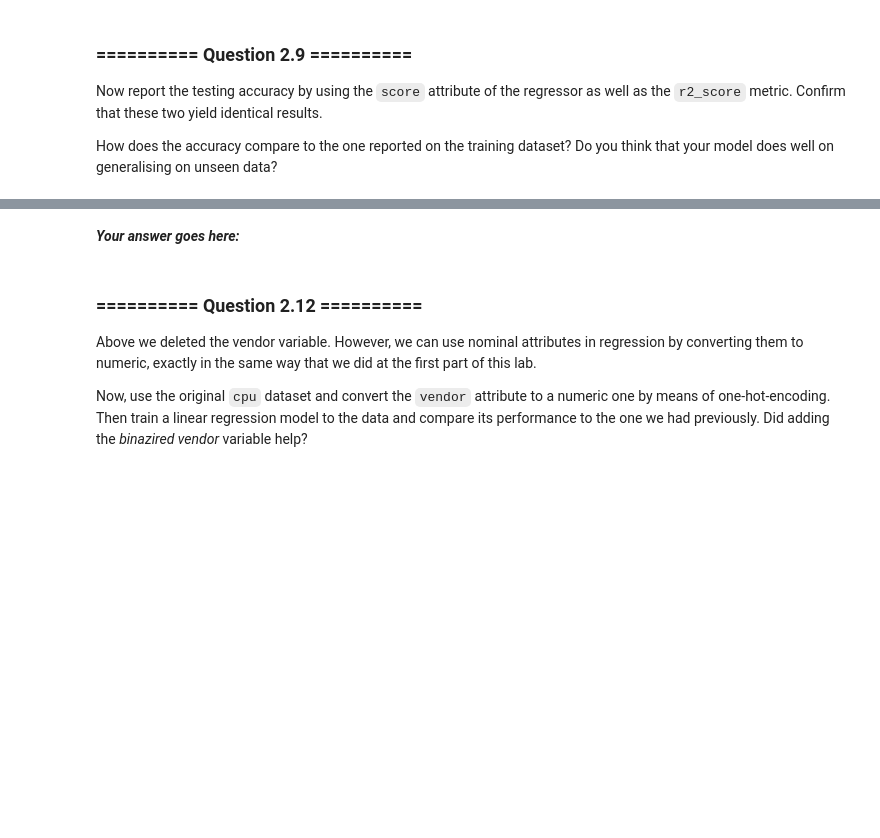
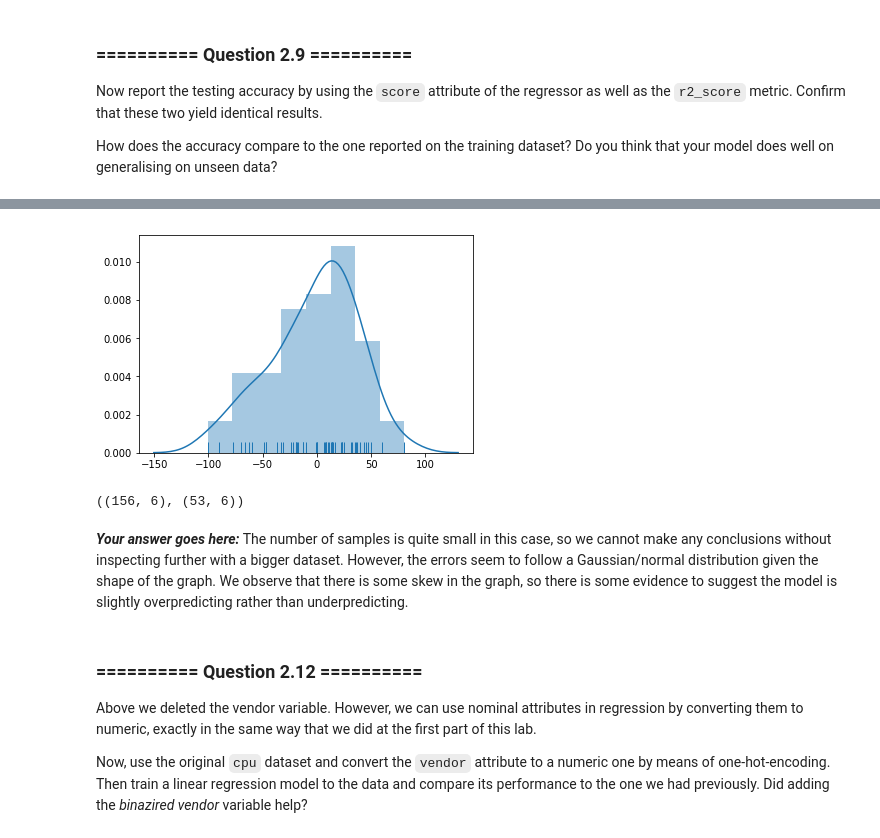
Before and after one commit to celinadong/iaml-labs, a Jupyter notebook: Labs/02 - Decision Trees and Linear Regression.ipynb, the cells around one changed output, grey strips where cells are left out. Cells and saved outputs as stored; diff of their text form; code cells hidden in the pictures; blank space fills up the shorter version.

```diff
--- a/Labs/02 - Decision Trees and Linear Regression.ipynb
+++ b/Labs/02 - Decision Trees and Linear Regression.ipynb
@@ -654,8 +694,17 @@ Another way of assessing the performance of the model is to inspect the distribu
 Does it look like the errors are normally distributed? Would you trust the fit of the distribution on the graph? Explain why.
 # %%
 # Your Code goes here:
+error = y_test - pred
+graph = sns.distplot(error, rug=True)
+# %% [output]
+[figure, added]
-# %% [markdown]
-***Your answer goes here:***
+# %%
+X_train.shape, X_test.shape
+# %% [output]
+((156, 6), (53, 6))
+# %% [markdown]
+***Your answer goes here:***
+The number of samples is quite small in this case, so we cannot make any conclusions without inspecting further with a bigger dataset. However, the errors seem to follow a Gaussian/normal distribution given the shape of the graph. We observe that there is some skew in the graph, so there is some evidence to suggest the model is slightly overpredicting rather than underpredicting.
 # %% [markdown]
 ### ========== Question 2.12 ==========
 Above we deleted the vendor variable. However, we can use nominal attributes in regression by converting them to numeric, exactly in the same way that we did at the first part of this lab.
```
Also changed, not shown: parts of 31 cells of this notebook.
